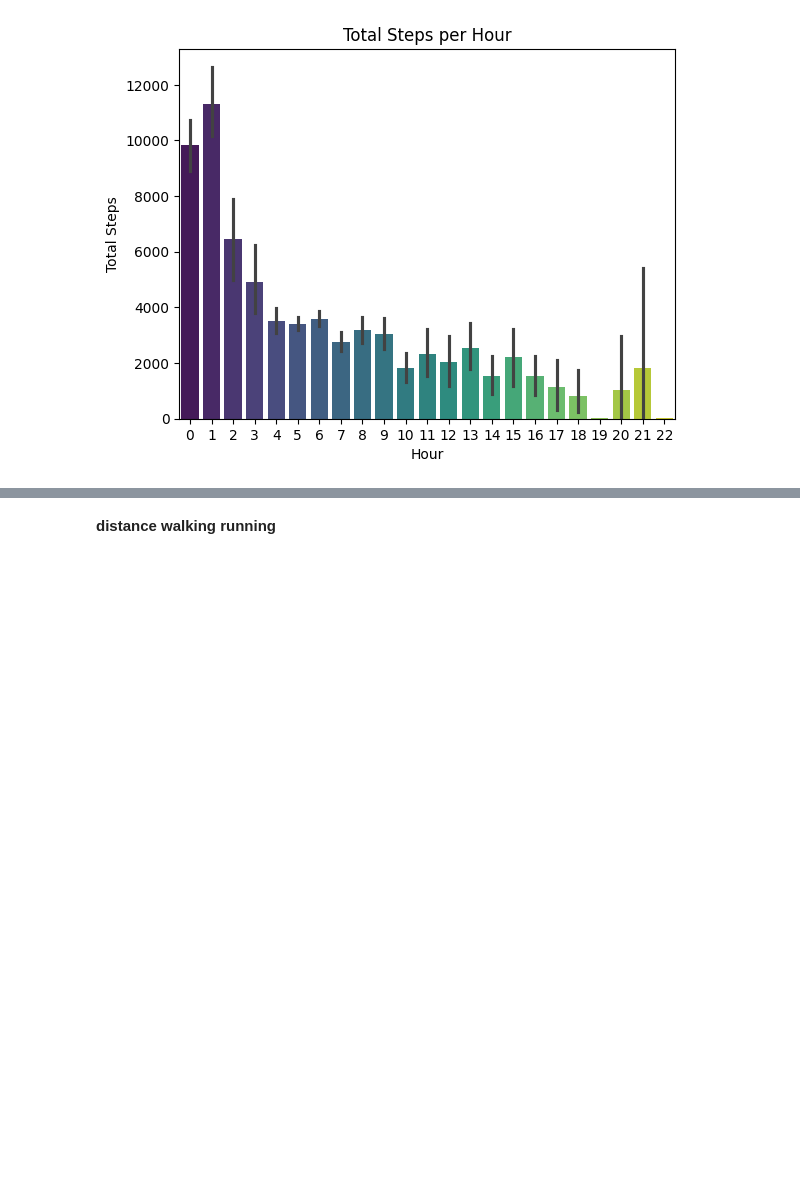
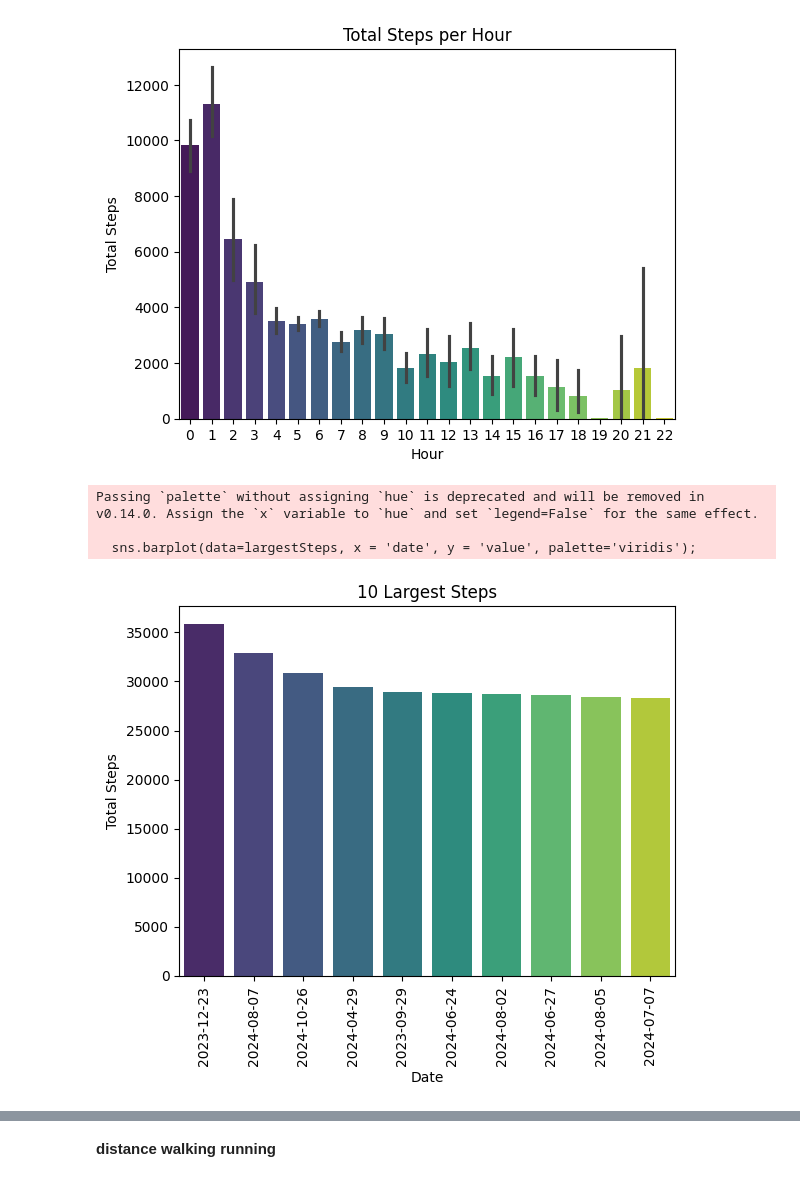
Before and after one commit to YomnaElmousalami/AppleHealthData_Analysis, a Jupyter notebook: Analyze_Sis_health_Data.ipynb, the cells around one changed output, grey strips where cells are left out. Saved outputs shown, nothing was run; the diff lists cells and outputs as text; code cells hidden in the pictures; blank space fills up the shorter version.

```diff
--- a/Analyze_Sis_health_Data.ipynb
+++ b/Analyze_Sis_health_Data.ipynb
@@ -1485,3 +1485,18 @@ Passing `palette` without assigning `hue` is deprecated and will be removed in v
 
   sns.barplot(data=totalSteps, x = 'startHour', y = 'value', palette='viridis');
 [figure]
+# %%
+largestSteps = totalSteps.sort_values(by='value', ascending=False).head(10)
+
+largestSteps['date'] = pd.to_datetime(largestSteps[['startYear', 'startMonth', 'startDay']].rename(columns={'startYear': 'year', 'startMonth': 'month', 'startDay': 'day'}))
+sns.barplot(data=largestSteps, x = 'date', y = 'value', palette='viridis');
+plt.title('10 Largest Steps');
+plt.xlabel('Date');
+plt.xticks(rotation=90);
+plt.ylabel('Total Steps');
+plt.show();
+# %% [output]
+Passing `palette` without assigning `hue` is deprecated and will be removed in v0.14.0. Assign the `x` variable to `hue` and set `legend=False` for the same effect.
+
+  sns.barplot(data=largestSteps, x = 'date', y = 'value', palette='viridis');
+[figure, added]
```
Also changed, not shown: parts of 14 cells of this notebook.
